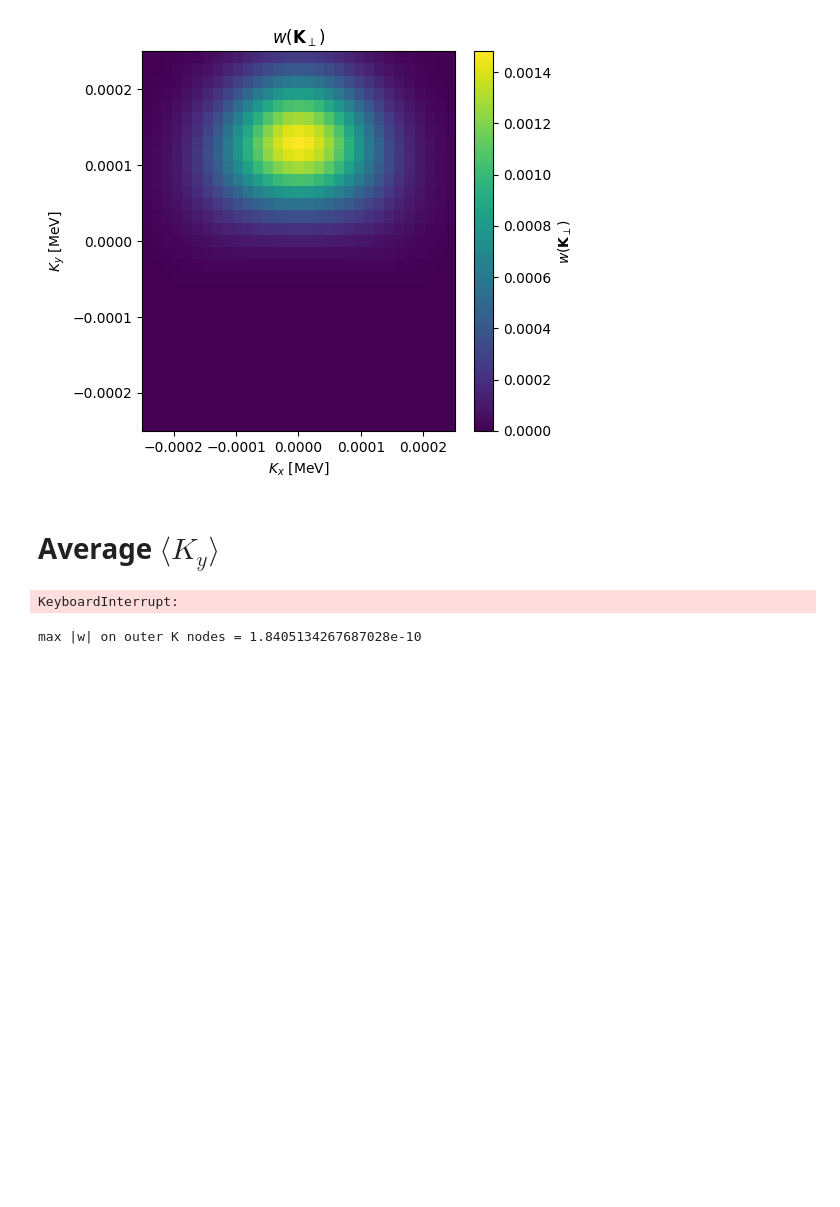
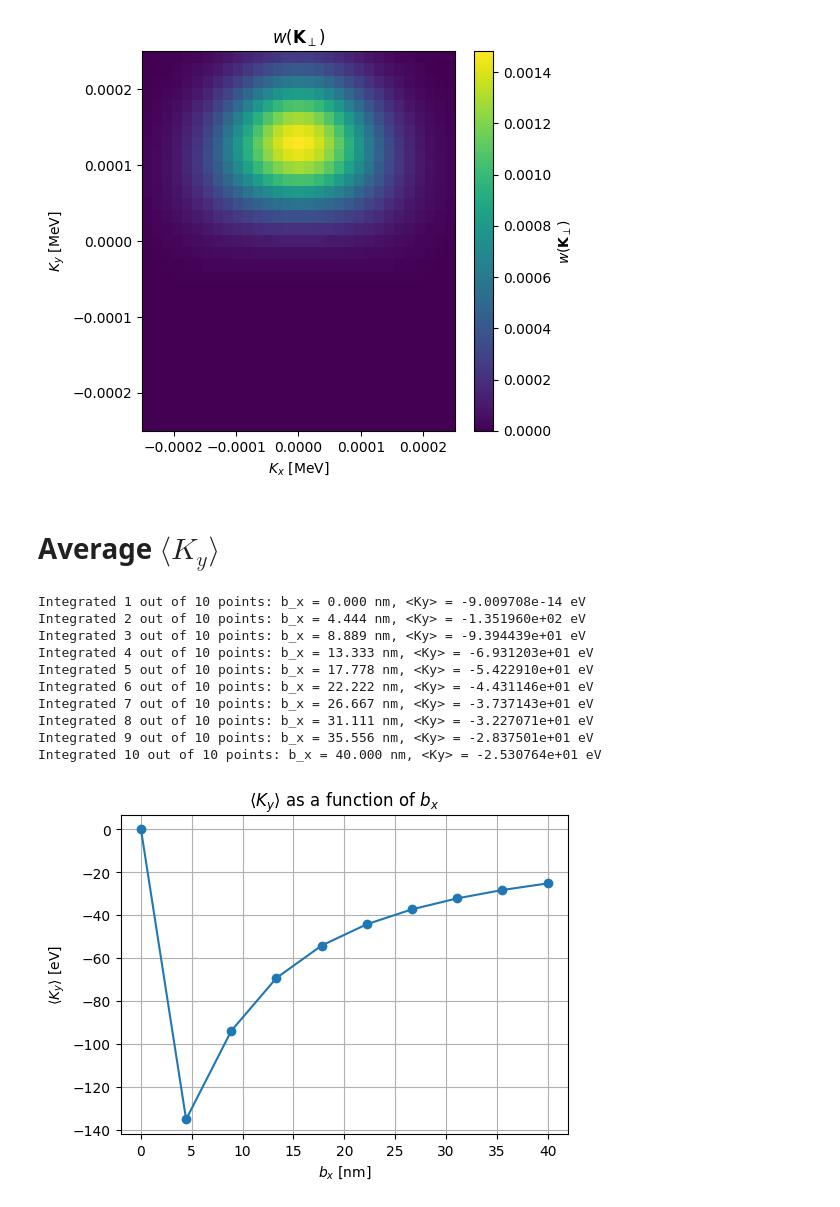
Before and after one commit to Anton-Murtazin/moller_vortex, a Jupyter notebook: analysis_workspace.ipynb, the cells around one changed output. Drawn from its saved outputs; the diff is of its cells as text; code cells hidden in the pictures; blank space fills up the shorter version.

Commit message:
K_y average fix

```diff
--- a/analysis_workspace.ipynb
+++ b/analysis_workspace.ipynb
@@ -600,7 +600,7 @@ sigma2_par = spatial_width_nm_to_momentum_mev(1.0)
 impact_b = np.array([5.0 * NM_TO_MEV_INV, 0.0], dtype=float)
 
 packet1 = mv.LGPacket(
-    ell=5,
+    ell=-5,
     sigma_perp=sigma1_perp,
     sigma_par=sigma1_par,
     kbar_z=10.0,
@@ -623,8 +623,8 @@ quadrature = mv.ProbabilityQuadrature(
         10.0 + 10.0 * sigma1_par,
     ),
     k4z_range=(
-        -10.0 - 8.0 * sigma2_par,
-        -10.0 + 8.0 * sigma2_par,
+        -10.0 - 10.0 * sigma2_par,
+        -10.0 + 10.0 * sigma2_par,
     ),
     n_k3_perp=10,
     n_phi=24,
@@ -638,69 +638,60 @@ quadrature = mv.ProbabilityQuadrature(
     n_K_phi=24,
 )
 
-b_x_nm = np.linspace(0.0, 40.0, 41)
+b_x_nm = np.concatenate([
+    np.linspace(0.0, 5.0, 30, endpoint=False),
+    np.linspace(5.0, 40.0, 10),
+])
 
-average = np.array([
-    mv.Ky_average(
+average = []
+
+for counter, b_nm in enumerate(b_x_nm, start=1):
+    Ky_value = mv.Ky_average(
         packet1,
         packet2,
         quadrature,
         impact_b=np.array([b_nm * NM_TO_MEV_INV, 0.0], dtype=float),
         N1=N1,
         N2=N2,
         accuracy=accuracy,
     )
-    for b_nm in b_x_nm
-])
+
+    average.append(Ky_value)
+
+    print(
+        f"Integrated {counter} out of {len(b_x_nm)} points: "
+        f"b_x = {b_nm:.3f} nm, "
+        f"<Ky> = {Ky_value * 1.0e6:.6e} eV",
+        flush=True,
+    )
+
+average = np.array(average, dtype=float)
 
 fig, ax = plt.subplots(figsize=(5.5, 4.2))
 
 ax.plot(
     b_x_nm,
     average * 1.0e6,
     marker="o",
     linewidth=1.5,
 )
 
 ax.set_xlabel(r"$b_x$ [nm]")
 ax.set_ylabel(r"$\langle K_y\rangle$ [eV]")
 ax.set_title(r"$\langle K_y\rangle$ as a function of $b_x$")
 ax.grid(True)
 
 fig.tight_layout()
 plt.show()
 # %% [output]
-KeyboardInterrupt:
+Integrated 1 out of 10 points: b_x = 0.000 nm, <Ky> = -9.009708e-14 eV
+Integrated 2 out of 10 points: b_x = 4.444 nm, <Ky> = -1.351960e+02 eV
+Integrated 3 out of 10 points: b_x = 8.889 nm, <Ky> = -9.394439e+01 eV
+Integrated 4 out of 10 points: b_x = 13.333 nm, <Ky> = -6.931203e+01 eV
+Integrated 5 out of 10 points: b_x = 17.778 nm, <Ky> = -5.422910e+01 eV
+Integrated 6 out of 10 points: b_x = 22.222 nm, <Ky> = -4.431146e+01 eV
+Integrated 7 out of 10 points: b_x = 26.667 nm, <Ky> = -3.737143e+01 eV
+Integrated 8 out of 10 points: b_x = 31.111 nm, <Ky> = -3.227071e+01 eV
+Integrated 9 out of 10 points: b_x = 35.556 nm, <Ky> = -2.837501e+01 eV
+Integrated 10 out of 10 points: b_x = 40.000 nm, <Ky> = -2.530764e+01 eV
+[figure, added]
-# %%
-b_test_nm = 5.0
-impact_b_test = np.array([b_test_nm * NM_TO_MEV_INV, 0.0], dtype=float)
-
-K_nodes, K_weights = mv.legendre_nodes_and_weights(
-    quadrature.K_perp_range,
-    quadrature.n_K_perp,
-)
-
-phi_nodes = np.linspace(0.0, 2.0 * mv.PI, quadrature.n_K_phi, endpoint=False)
-
-max_w = 0.0
-
-for K in K_nodes:
-    for phi_K in phi_nodes:
-        K_perp = np.array([K * np.cos(phi_K), K * np.sin(phi_K)])
-
-        w_value = mv.diff_probability(
-            K_perp,
-            packet1,
-            packet2,
-            quadrature,
-            impact_b=impact_b_test,
-            N1=N1,
-            N2=N2,
-            accuracy=accuracy,
-        )
-
-        max_w = max(max_w, abs(w_value))
-
-print("max |w| on outer K nodes =", max_w)
-# %% [output]
-max |w| on outer K nodes = 1.8405134267687028e-10
```
Also changed, not shown: parts of 2 cells of this notebook.
